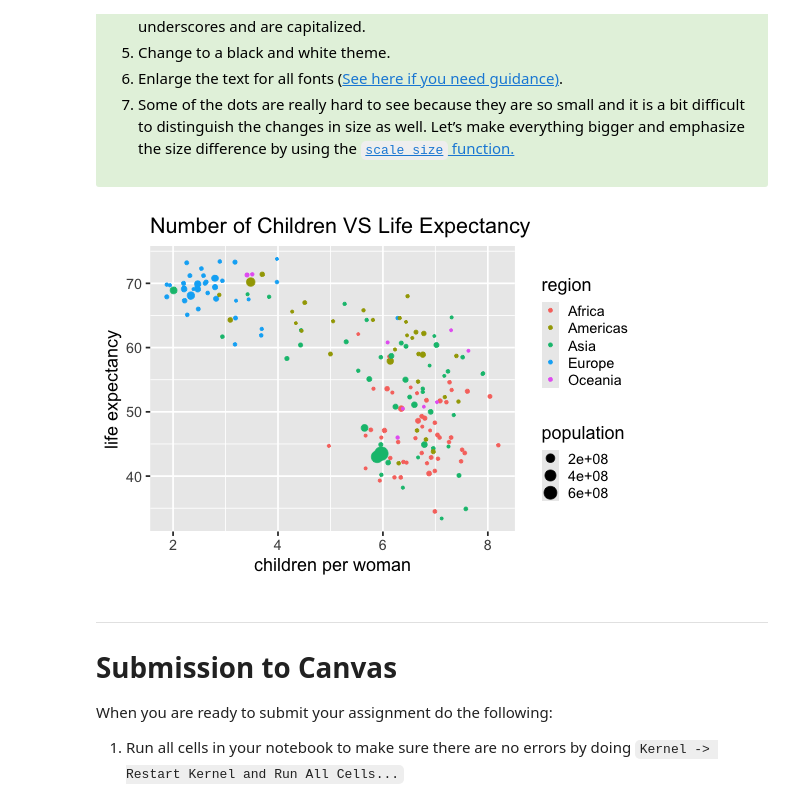
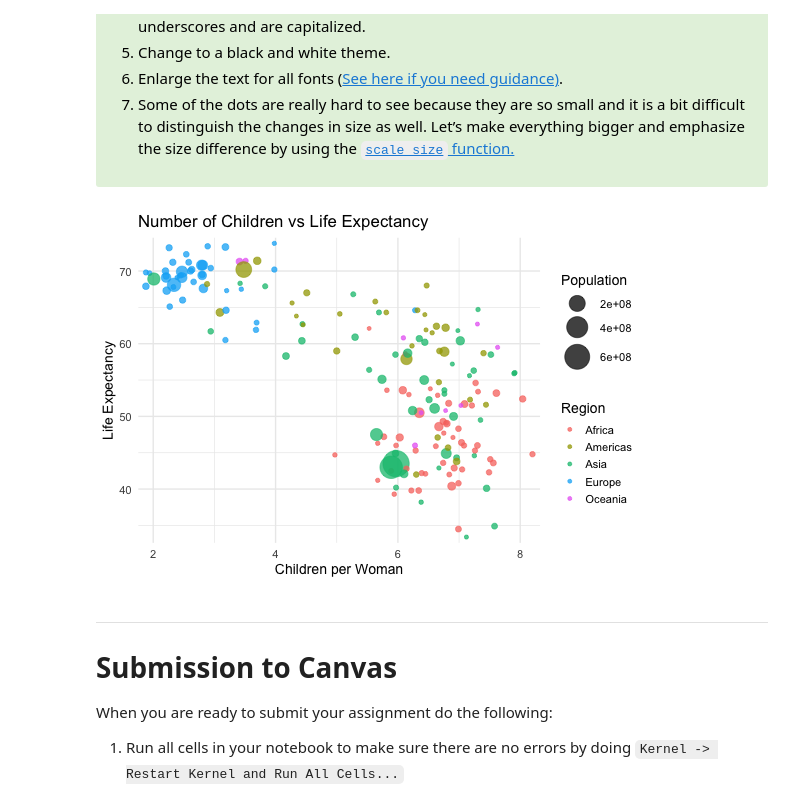
Before and after one commit to Jaaanet/DATA_550_lab1_group2, a Jupyter notebook: lab1_Janet.ipynb, the cells around one changed output. Cells and saved outputs as stored; diff of their text form; code cells hidden in the pictures.

```diff
--- a/lab1_Janet.ipynb
+++ b/lab1_Janet.ipynb
@@ -814,16 +831,30 @@ R
 # %%
 %%R -w 550 -h 375
 # YOUR R ANSWER GOES HERE
 
 
-ggplot(gm_filtered, aes(x = children_per_woman, y = life_expectancy, color = region, size=population)) +
-     geom_point() + labs(
-      x = "children per woman",
-      y = "life expectancy",
-      title = "Number of Children VS Life Expectancy",
-  )
+ggplot(gm_filtered, aes(
+  x = children_per_woman,
+  y = life_expectancy,
+  color = region,
+  size = population
+)) +
+  geom_point(alpha = 0.75) +
+  labs(
+    title = "Number of Children vs Life Expectancy",
+    x = "Children per Woman",
+    y = "Life Expectancy",
+    color = "Region",
+    size = "Population"
+  ) +
+  # similar to Altair's zero=False (don't force axes to start at 0)
+  scale_x_continuous(expand = expansion(mult = c(0.02, 0.02))) +
+  scale_y_continuous(expand = expansion(mult = c(0.02, 0.02))) +
+  # make points easier to distinguish (like alt.Scale(range=...))
+  scale_size(range = c(1.5, 12)) +
+  theme_minimal(base_size = 14)
 # %% [output]
-[figure, old version]
+[figure, new version]
 # %% [markdown]
 ---
 
```
Also changed, not shown: parts of 2 cells of this notebook, 1 other file.
